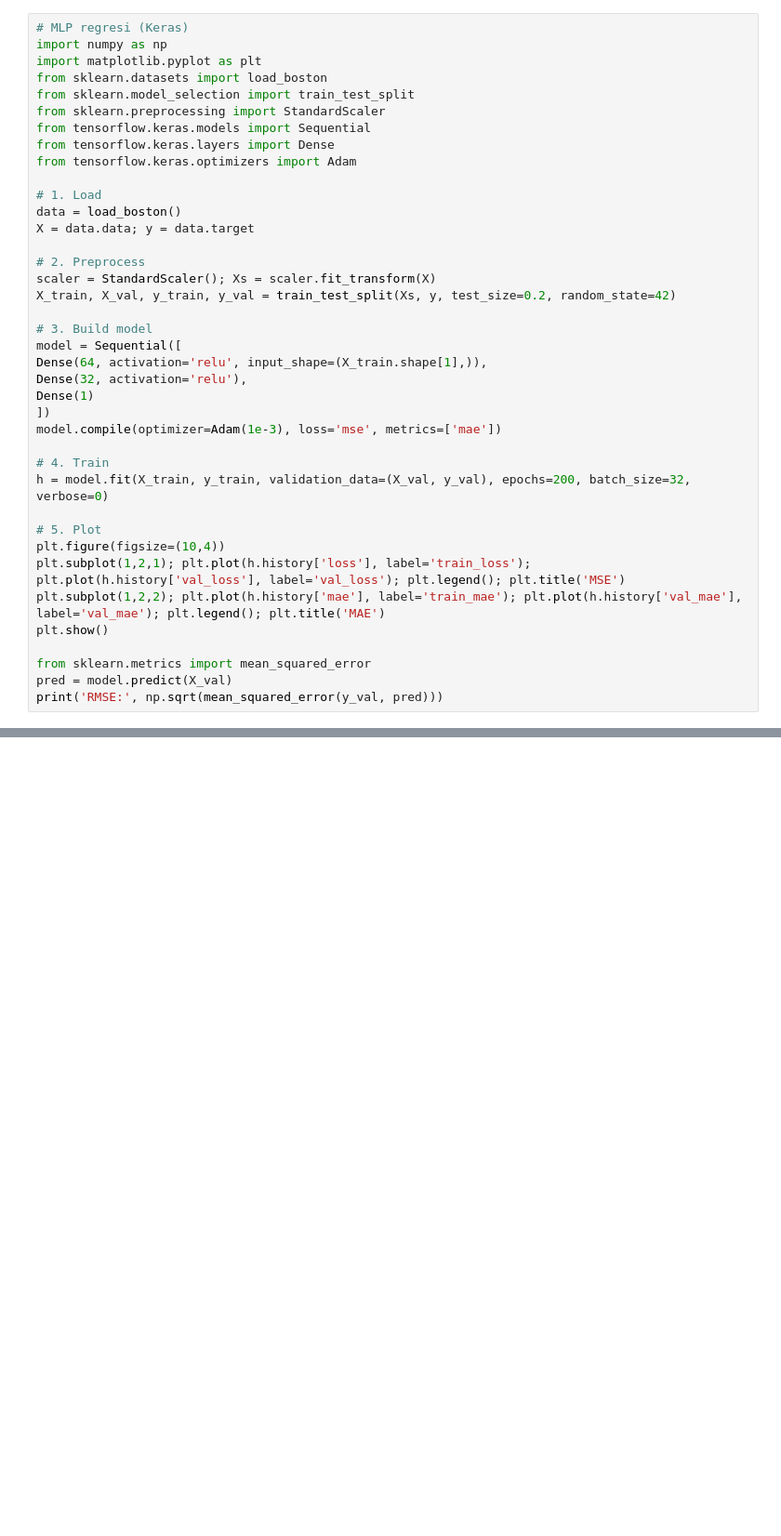
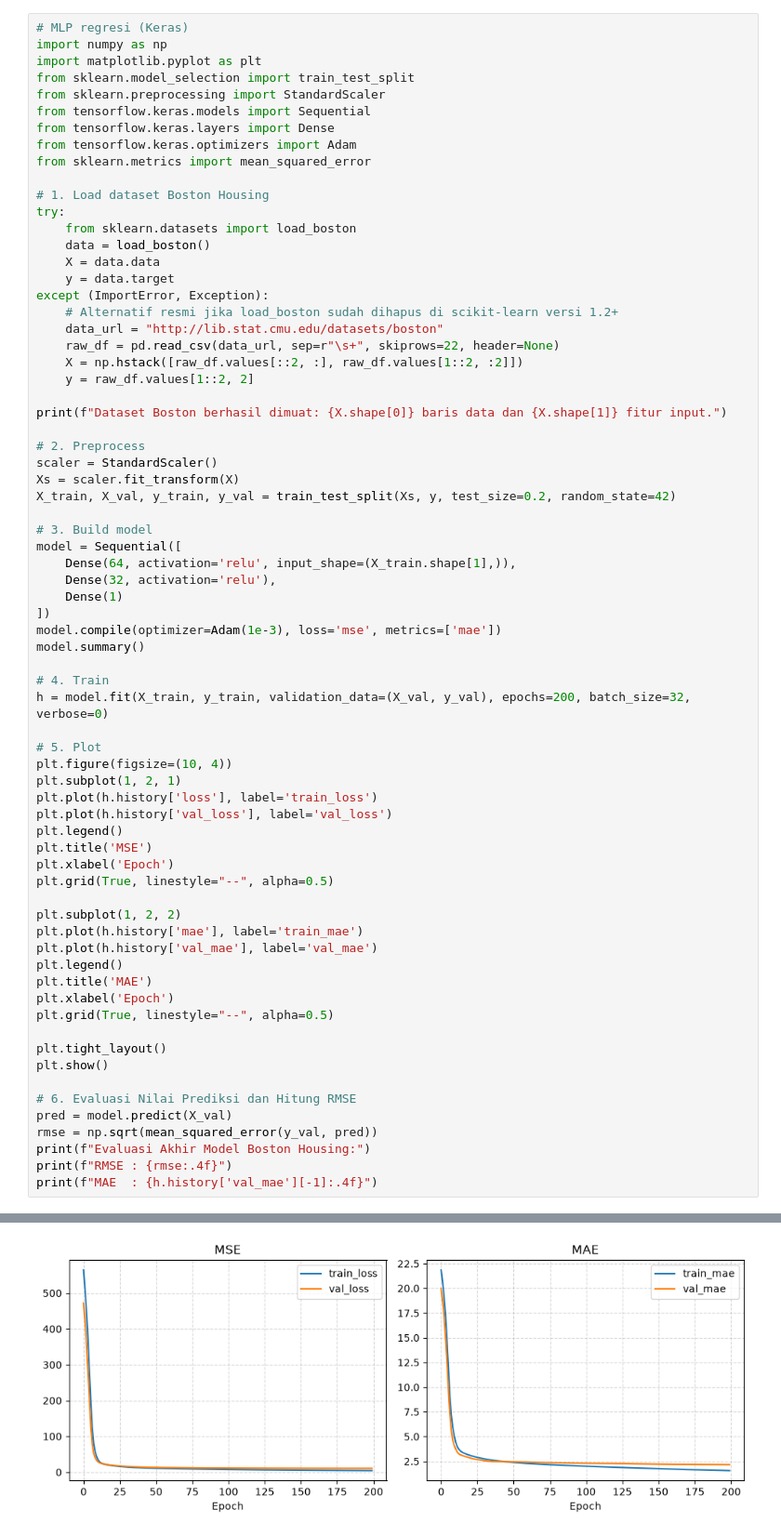
Before and after one commit to AnkaRezaa/machine_learning_254107023002, a Jupyter notebook: JS13/praktikum_3.ipynb, the cells around one changed output, grey strips where cells are left out. Shown at 93% size. Cells and saved outputs as stored; diff of their text form; blank space fills up the shorter version.

```diff
--- a/JS13/praktikum_3.ipynb
+++ b/JS13/praktikum_3.ipynb
@@ -38,38 +177,70 @@ print("Prediksi:", model.predict(X_test))
 # MLP regresi (Keras)
 import numpy as np
 import matplotlib.pyplot as plt
-from sklearn.datasets import load_boston
 from sklearn.model_selection import train_test_split
 from sklearn.preprocessing import StandardScaler
 from tensorflow.keras.models import Sequential
 from tensorflow.keras.layers import Dense
 from tensorflow.keras.optimizers import Adam
+from sklearn.metrics import mean_squared_error
 
-# 1. Load
-data = load_boston()
-X = data.data; y = data.target
+# 1. Load dataset Boston Housing
+try:
+    from sklearn.datasets import load_boston
+    data = load_boston()
+    X = data.data
+    y = data.target
+except (ImportError, Exception):
+    # Alternatif resmi jika load_boston sudah dihapus di scikit-learn versi 1.2+
+    data_url = "http://lib.stat.cmu.edu/datasets/boston"
+    raw_df = pd.read_csv(data_url, sep=r"\s+", skiprows=22, header=None)
+    X = np.hstack([raw_df.values[::2, :], raw_df.values[1::2, :2]])
+    y = raw_df.values[1::2, 2]
+
+print(f"Dataset Boston berhasil dimuat: {X.shape[0]} baris data dan {X.shape[1]} fitur input.")
 
 # 2. Preprocess
-scaler = StandardScaler(); Xs = scaler.fit_transform(X)
+scaler = StandardScaler()
+Xs = scaler.fit_transform(X)
 X_train, X_val, y_train, y_val = train_test_split(Xs, y, test_size=0.2, random_state=42)
 
 # 3. Build model
 model = Sequential([
-Dense(64, activation='relu', input_shape=(X_train.shape[1],)),
-Dense(32, activation='relu'),
-Dense(1)
+    Dense(64, activation='relu', input_shape=(X_train.shape[1],)),
+    Dense(32, activation='relu'),
+    Dense(1)
 ])
 model.compile(optimizer=Adam(1e-3), loss='mse', metrics=['mae'])
+model.summary()
 
 # 4. Train
 h = model.fit(X_train, y_train, validation_data=(X_val, y_val), epochs=200, batch_size=32, verbose=0)
 
 # 5. Plot
-plt.figure(figsize=(10,4))
-plt.subplot(1,2,1); plt.plot(h.history['loss'], label='train_loss'); plt.plot(h.history['val_loss'], label='val_loss'); plt.legend(); plt.title('MSE')
-plt.subplot(1,2,2); plt.plot(h.history['mae'], label='train_mae'); plt.plot(h.history['val_mae'], label='val_mae'); plt.legend(); plt.title('MAE')
+plt.figure(figsize=(10, 4))
+plt.subplot(1, 2, 1)
+plt.plot(h.history['loss'], label='train_loss')
+plt.plot(h.history['val_loss'], label='val_loss')
+plt.legend()
+plt.title('MSE')
+plt.xlabel('Epoch')
+plt.grid(True, linestyle="--", alpha=0.5)
+
+plt.subplot(1, 2, 2)
+plt.plot(h.history['mae'], label='train_mae')
+plt.plot(h.history['val_mae'], label='val_mae')
+plt.legend()
+plt.title('MAE')
+plt.xlabel('Epoch')
+plt.grid(True, linestyle="--", alpha=0.5)
+
+plt.tight_layout()
 plt.show()
 
-from sklearn.metrics import mean_squared_error
+# 6. Evaluasi Nilai Prediksi dan Hitung RMSE
 pred = model.predict(X_val)
-print('RMSE:', np.sqrt(mean_squared_error(y_val, pred)))
+rmse = np.sqrt(mean_squared_error(y_val, pred))
+print(f"Evaluasi Akhir Model Boston Housing:")
+print(f"RMSE : {rmse:.4f}")
+print(f"MAE  : {h.history['val_mae'][-1]:.4f}")
+# %% [output]
@@ -75,0 +261 @@ print('RMSE:', np.sqrt(mean_squared_error(y_val, pred)))
+[figure, added]
```
Also changed, not shown: parts of 12 cells of this notebook, 3 other files.
